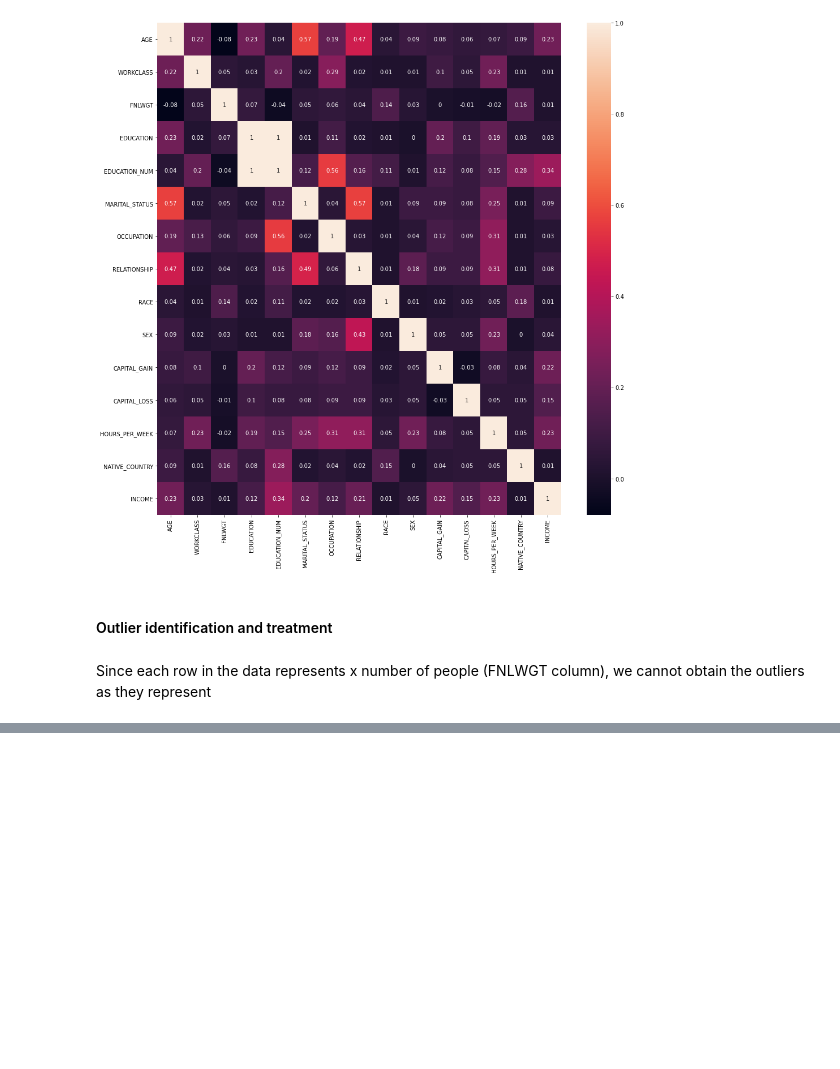
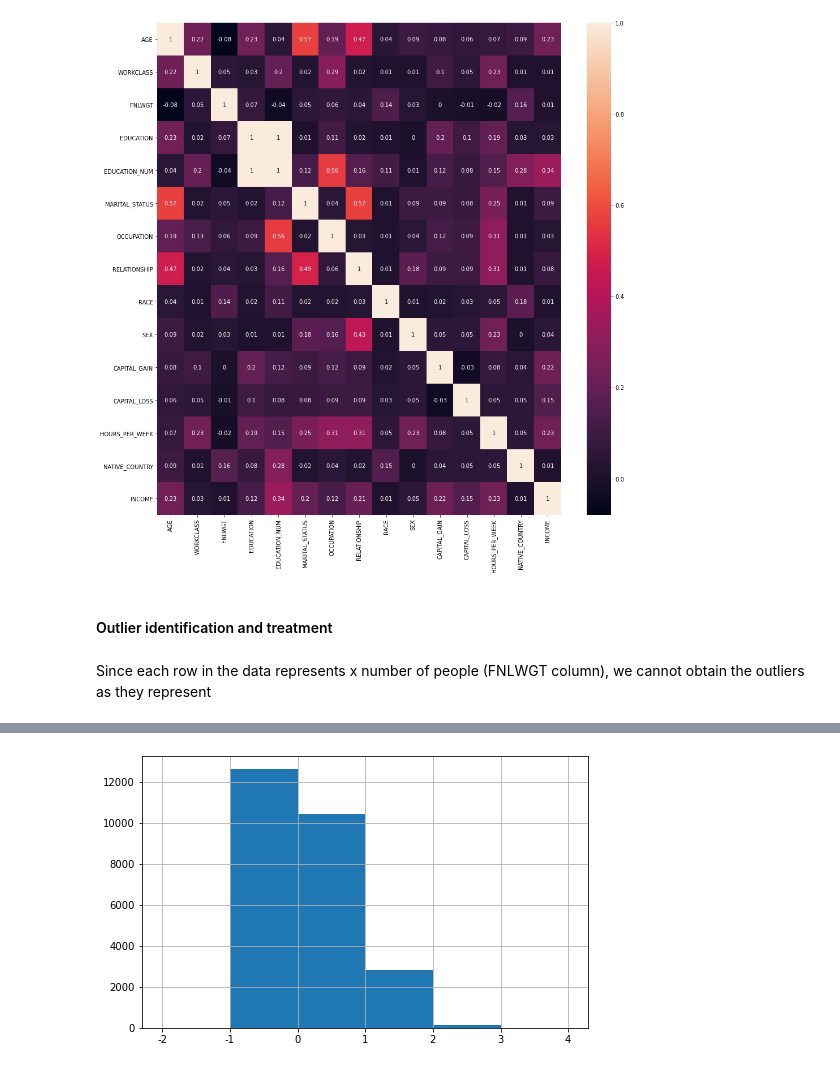
Before and after one commit to priyasharma1908/Income_Classification, a Jupyter notebook: Income_Classification.ipynb, the cells around one changed output, grey strips where cells are left out. Saved outputs shown, nothing was run; the diff lists cells and outputs as text; code cells hidden in the pictures; blank space fills up the shorter version.

```diff
--- a/Income_Classification.ipynb
+++ b/Income_Classification.ipynb
@@ -704,0 +829,8 @@ Since each row in the data represents x number of people (FNLWGT column), we can
+# %%
+bin_values = np.arange(start = -2, stop = 5, step = 1)
+X_train['AGE'].hist(bins = bin_values, figsize = [8, 5])
+
+ax = plt.gca()
+ax.xaxis.set_major_formatter(tick.FuncFormatter(reformat_large_tick_values))
+# %% [output]
+[figure, added]
```
Also changed, not shown: parts of 41 cells of this notebook.
